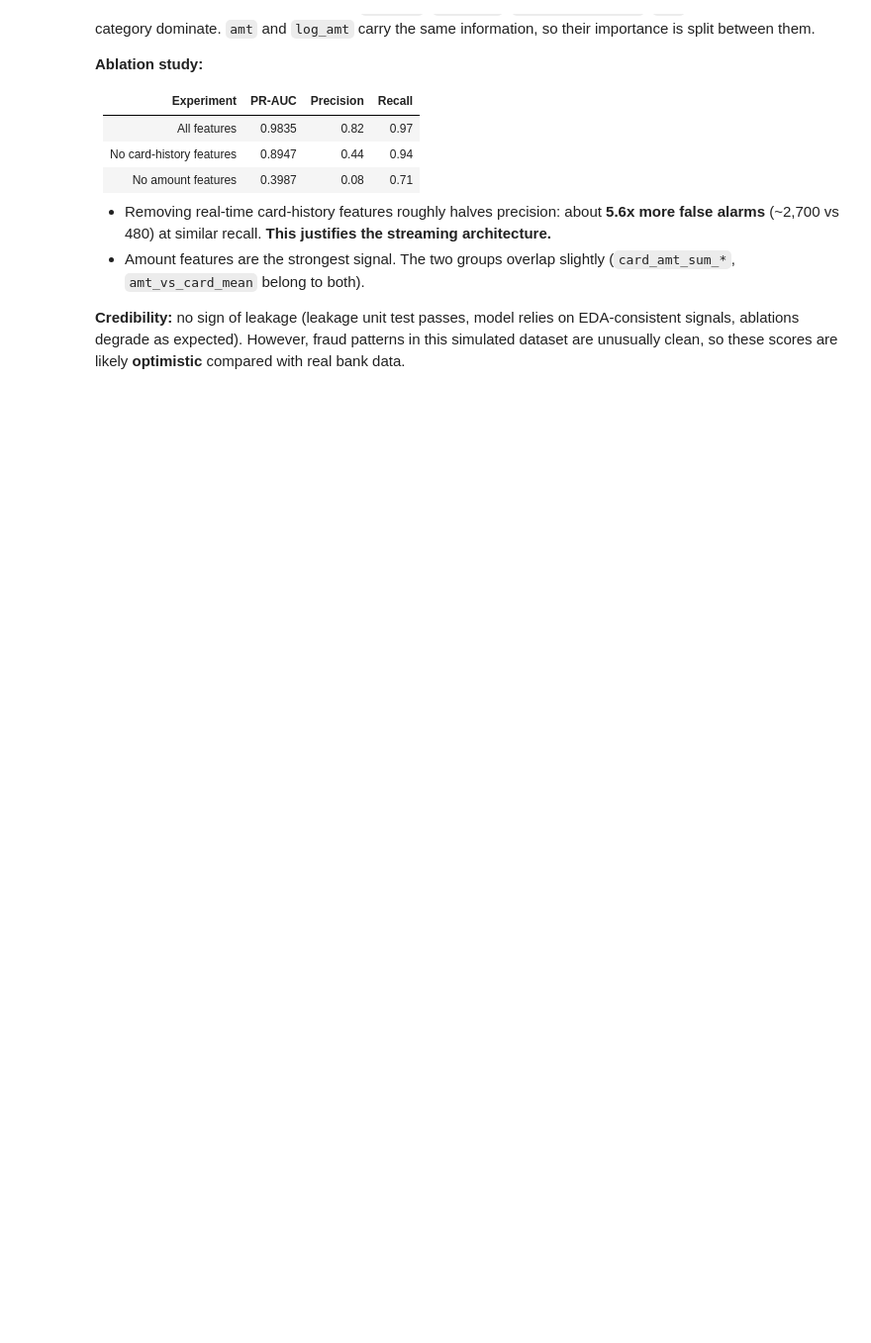
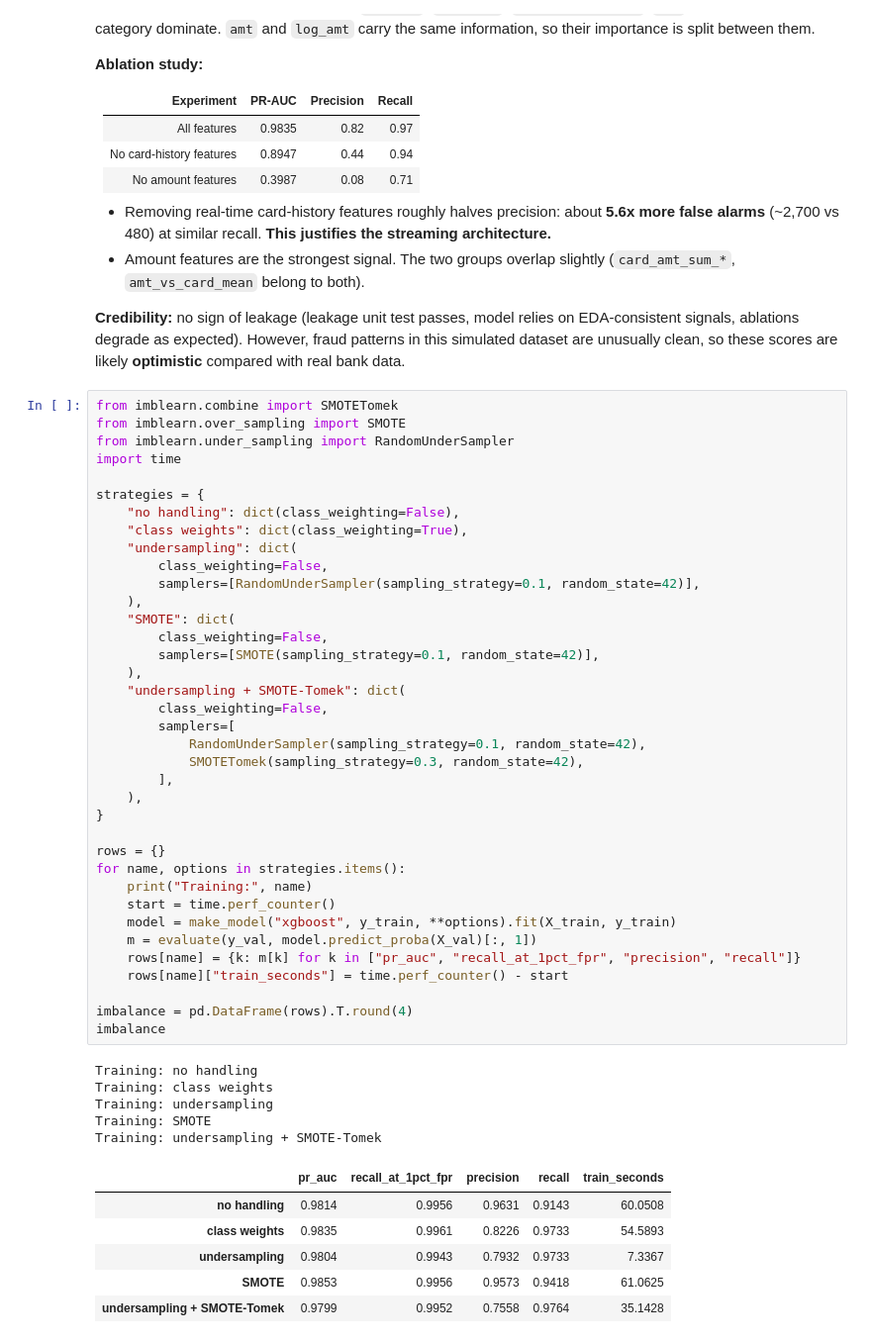
Before and after one commit to Mazadul4x4/Fraud-Detection-Streaming, a Jupyter notebook: notebooks/02_model_experiments.ipynb, the cells around one changed output. Shown at 99% size. Saved outputs shown, nothing was run; the diff lists cells and outputs as text; blank space fills up the shorter version.

Commit message:
feat: compare class-imbalance strategies (weights, undersampling, SMOTE, SMOTE-Tomek)

```diff
--- a/notebooks/02_model_experiments.ipynb
+++ b/notebooks/02_model_experiments.ipynb
@@ -101,3 +101,52 @@ importance is split between them.
 **Credibility:** no sign of leakage (leakage unit test passes, model relies on EDA-consistent
 signals, ablations degrade as expected). However, fraud patterns in this simulated dataset are
 unusually clean, so these scores are likely **optimistic** compared with real bank data.
+# %%
+from imblearn.combine import SMOTETomek
+from imblearn.over_sampling import SMOTE
+from imblearn.under_sampling import RandomUnderSampler
+import time
+
+strategies = {
+    "no handling": dict(class_weighting=False),
+    "class weights": dict(class_weighting=True),
+    "undersampling": dict(
+        class_weighting=False,
+        samplers=[RandomUnderSampler(sampling_strategy=0.1, random_state=42)],
+    ),
+    "SMOTE": dict(
+        class_weighting=False,
+        samplers=[SMOTE(sampling_strategy=0.1, random_state=42)],
+    ),
+    "undersampling + SMOTE-Tomek": dict(
+        class_weighting=False,
+        samplers=[
+            RandomUnderSampler(sampling_strategy=0.1, random_state=42),
+            SMOTETomek(sampling_strategy=0.3, random_state=42),
+        ],
+    ),
+}
+
+rows = {}
+for name, options in strategies.items():
+    print("Training:", name)
+    start = time.perf_counter()
+    model = make_model("xgboost", y_train, **options).fit(X_train, y_train)
+    m = evaluate(y_val, model.predict_proba(X_val)[:, 1])
+    rows[name] = {k: m[k] for k in ["pr_auc", "recall_at_1pct_fpr", "precision", "recall"]}
+    rows[name]["train_seconds"] = time.perf_counter() - start
+
+imbalance = pd.DataFrame(rows).T.round(4)
+imbalance
+# %% [output]
+Training: no handling
+Training: class weights
+Training: undersampling
+Training: SMOTE
+Training: undersampling + SMOTE-Tomek
+|  | pr_auc | recall_at_1pct_fpr | precision | recall | train_seconds |
+| no handling | 0.9814 | 0.9956 | 0.9631 | 0.9143 | 60.0508 |
+| class weights | 0.9835 | 0.9961 | 0.8226 | 0.9733 | 54.5893 |
+| undersampling | 0.9804 | 0.9943 | 0.7932 | 0.9733 | 7.3367 |
+| SMOTE | 0.9853 | 0.9956 | 0.9573 | 0.9418 | 61.0625 |
+| undersampling + SMOTE-Tomek | 0.9799 | 0.9952 | 0.7558 | 0.9764 | 35.1428 |
```
Also changed, not shown: 3 other files.
